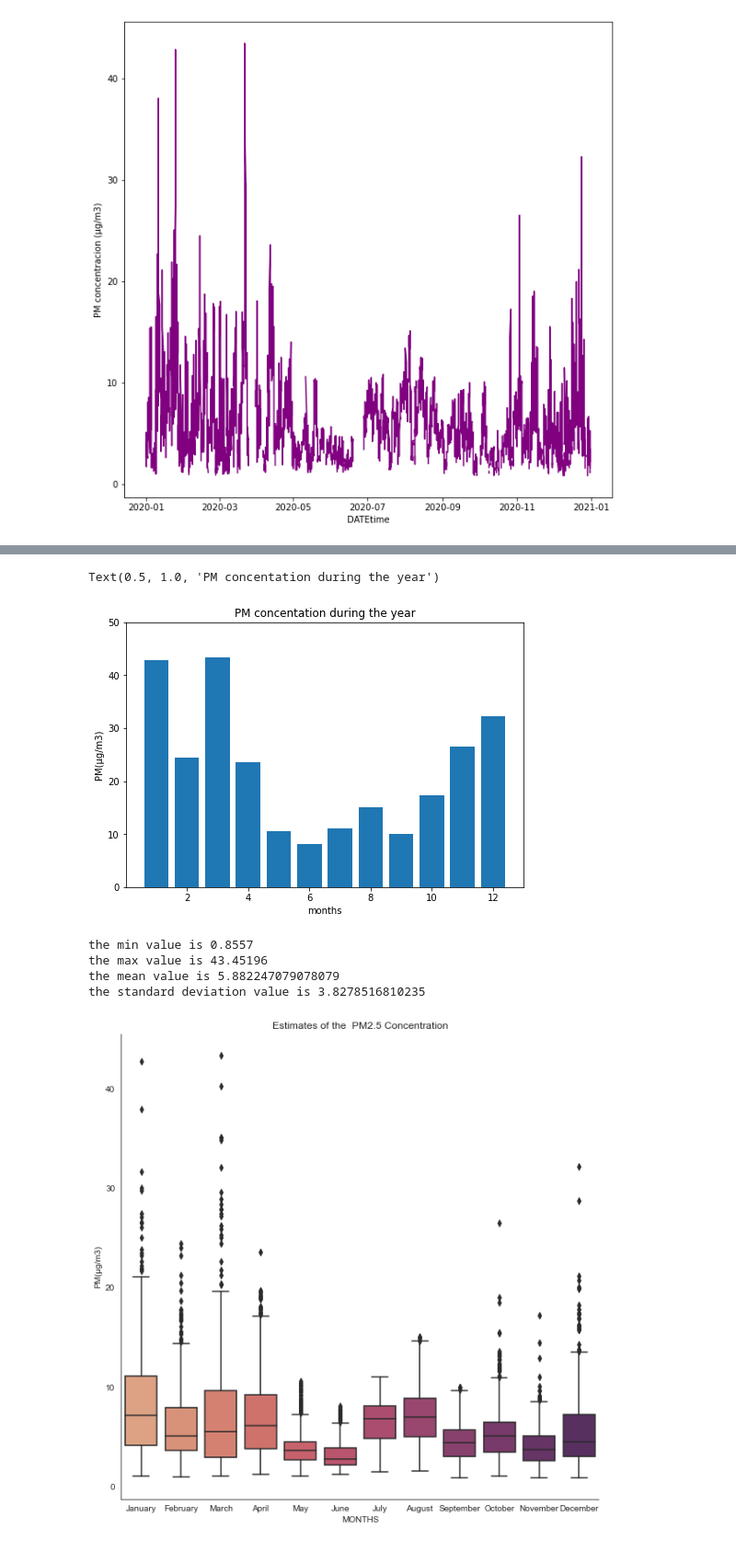
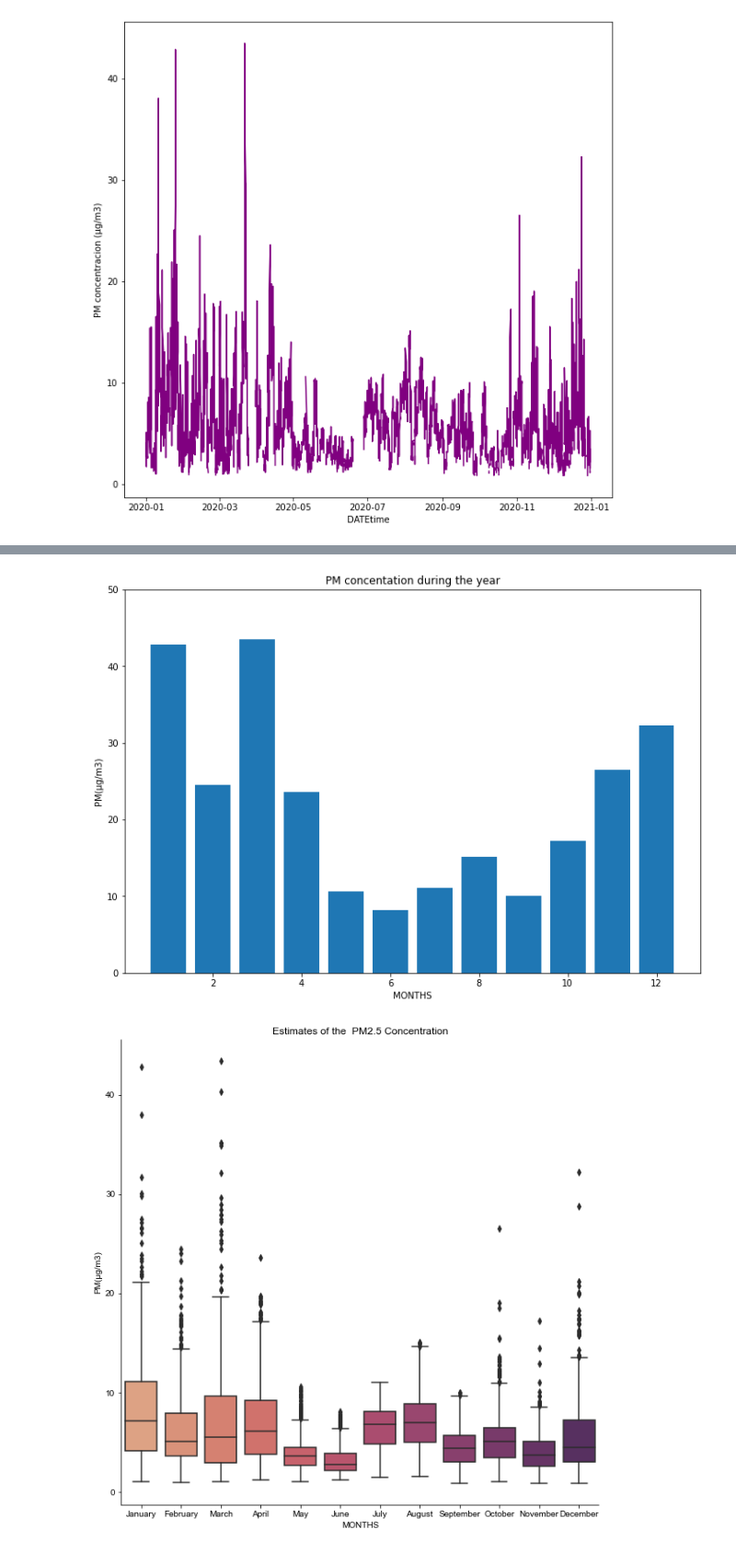
Before and after one commit to nadezsha/atmospheric-physics, a Jupyter notebook: PMconcetration.ipynb, the cells around one changed output, grey strips where cells are left out. Shown at 92% size. Cells and saved outputs as stored; diff of their text form; code cells hidden in the pictures.

```diff
--- a/PMconcetration.ipynb
+++ b/PMconcetration.ipynb
@@ -76,22 +87,8 @@ Text(0.5, 1.0, 'PM concentation during the day')
-# %%
-#PM concentation during the year
-fig = plt.figure()
-ax = fig.add_axes([0,0,1,1])
-ax.bar(data['month'],data["PM2.5"])
-plt.xlabel("months")
-plt.ylabel("PM(μg/m3)")
-plt.ylim(0, 50)
-plt.title("PM concentation during the year")
-# %% [output]
-Text(0.5, 1.0, 'PM concentation during the year')
-[figure, removed]
-# %%
-statistics("PM2.5")
-# %% [output]
-the min value is 0.8557
-the max value is 43.45196
-the mean value is 5.882247079078079
-the standard deviation value is 3.8278516810235
+# %%
+#PM concentration during the year
+bar("month","MONTHS",50,"year")
+# %% [output]
+[figure, added]
 # %%
 combined_dfs = pd.DataFrame({'January': January['PM2.5'],
                              'February': February['PM2.5'],
```
Also changed, not shown: parts of 22 cells of this notebook.
